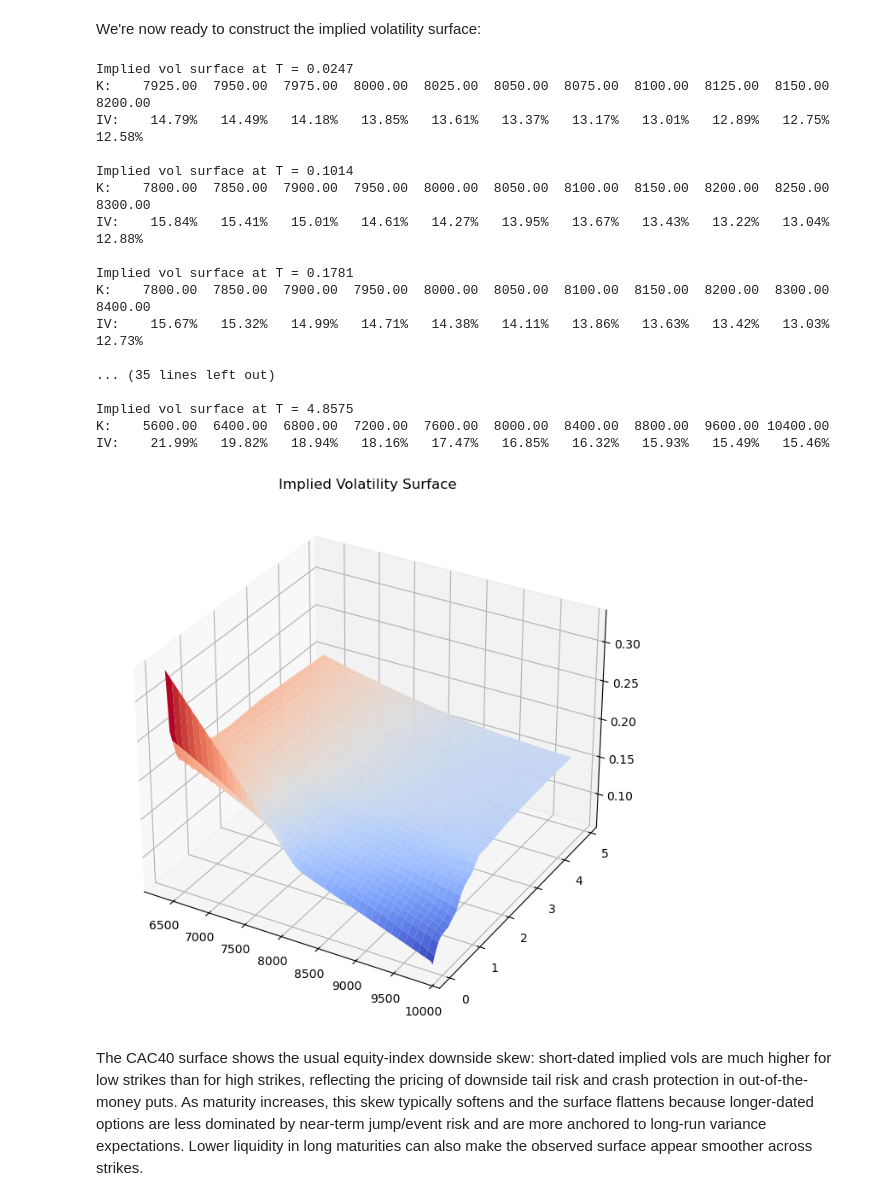
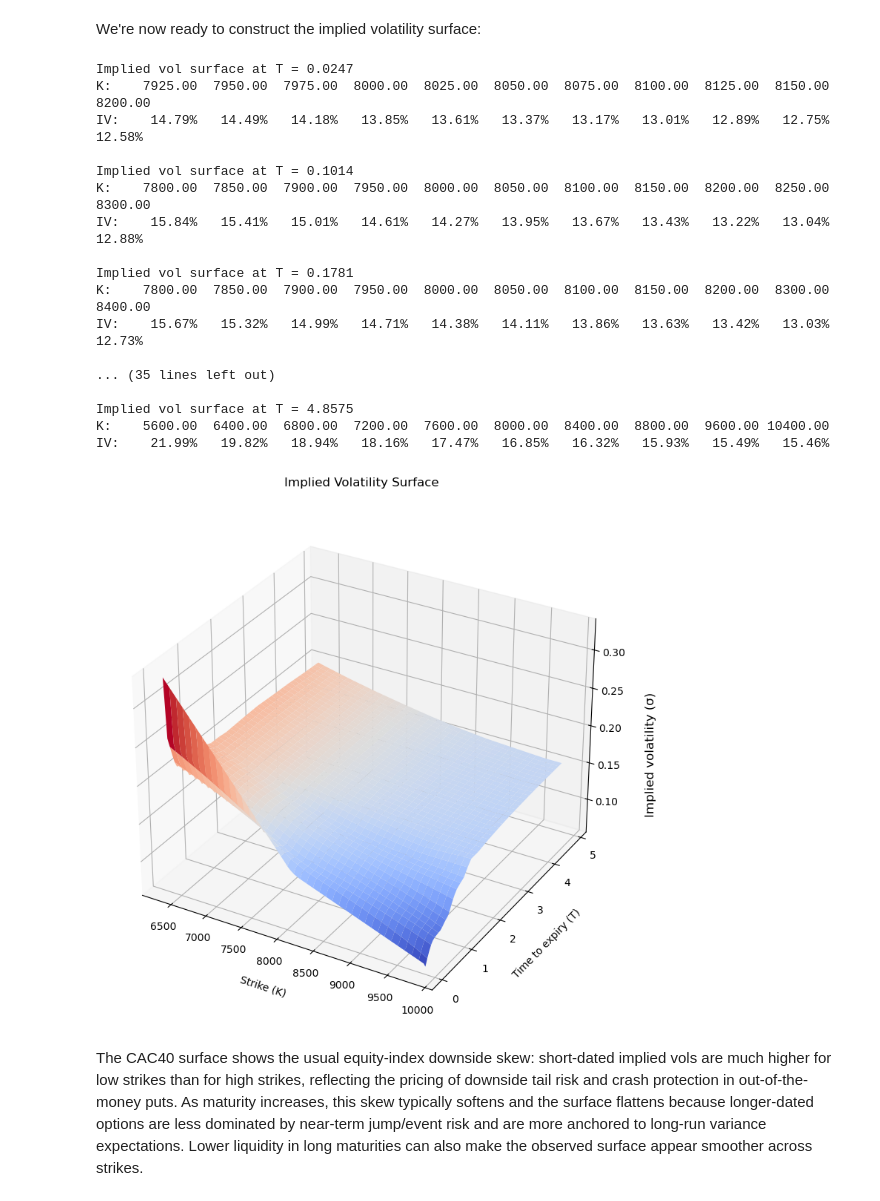
Before and after one commit to Idriss-Afra/Equity-Implied-Volatility-Surface, a Jupyter notebook: Equity Implied Forward & Volatility Surface.ipynb, the cells around one changed output. Drawn from its saved outputs; the diff is of its cells as text; code cells hidden in the pictures.

```diff
--- a/Equity Implied Forward & Volatility Surface.ipynb
+++ b/Equity Implied Forward & Volatility Surface.ipynb
@@ -580,10 +580,24 @@ class ImpliedVolatilitySurface:
         for t in range(vols.shape[0]):
             for k in range(vols.shape[1]):
                 vols[t, k] =  self.get_vol(T[t][k], K[t][k])
-        fig = plt.figure()
+        fig = plt.figure(figsize=(10, 8))
         ax = fig.add_subplot(projection='3d')
         surf = ax.plot_surface(K, T, vols, cmap=cm.coolwarm, linewidth=0, antialiased=True)
-        plt.title("Implied Volatility Surface")
+        ax.set_xlabel("Strike (K)", labelpad=10)
+        ax.set_ylabel("Time to expiry (T)", labelpad=10)
+        # Workaround to ensure the display of the zlabel
+        ax.set_zlabel("")
+        ax.text2D(
+            1.05, 0.52, "Implied volatility (σ)",
+            transform=ax.transAxes,
+            rotation=90,
+            va="center", ha="left",
+            fontsize=12,
+            bbox=dict(facecolor="white", edgecolor="none", alpha=0.8)
+        )
+        ax.set_title("Implied Volatility Surface", pad=20)
+        fig.subplots_adjust(left=0.02, right=0.88, bottom=0.05, top=0.92)
+        # Show the plot
         plt.show()
 
 # Option Data Collector
@@ -605,33 +619,33 @@ def collect_otm_options(listed_expiries, market_strikes, call_prices, put_prices
         for i in range(len(strikes_exp)):
             otm_options_exp.append(puts_exp[i] if strikes_exp[i] <= forward_exp else calls_exp[i])
         otm_options[exp] = otm_options_exp
     return otm_options
 
 # Application
 otm_options = collect_otm_options(listed_expiries, market_strikes, call_prices, put_prices, forward_curve.implied_forwards)
 bs_model = BlackScholesModel(zc_rate, forward_curve)
 implied_vol_surface = ImpliedVolatilitySurface(forward_curve, bs_model)
 implied_vol_surface.set_implied_vol_surface(market_strikes, otm_options)
 plt.rcParams["figure.figsize"] = (11,8)
 implied_vol_surface.plot_implied_vol_surface()
 # %% [output]
 Implied vol surface at T = 0.0247
 K:    7925.00  7950.00  7975.00  8000.00  8025.00  8050.00  8075.00  8100.00  8125.00  8150.00  8200.00
 IV:    14.79%   14.49%   14.18%   13.85%   13.61%   13.37%   13.17%   13.01%   12.89%   12.75%   12.58%
 
 Implied vol surface at T = 0.1014
 K:    7800.00  7850.00  7900.00  7950.00  8000.00  8050.00  8100.00  8150.00  8200.00  8250.00  8300.00
 IV:    15.84%   15.41%   15.01%   14.61%   14.27%   13.95%   13.67%   13.43%   13.22%   13.04%   12.88%
 
 Implied vol surface at T = 0.1781
 K:    7800.00  7850.00  7900.00  7950.00  8000.00  8050.00  8100.00  8150.00  8200.00  8300.00  8400.00
 IV:    15.67%   15.32%   14.99%   14.71%   14.38%   14.11%   13.86%   13.63%   13.42%   13.03%   12.73%
 
 ... (35 lines left out)
 
 Implied vol surface at T = 4.8575
 K:    5600.00  6400.00  6800.00  7200.00  7600.00  8000.00  8400.00  8800.00  9600.00 10400.00
 IV:    21.99%   19.82%   18.94%   18.16%   17.47%   16.85%   16.32%   15.93%   15.49%   15.46%
-[figure, old version]
+[figure, new version]
 # %% [markdown]
 The CAC40 surface shows the usual equity-index downside skew: short-dated implied vols are much higher for low strikes than for high strikes, reflecting the pricing of downside tail risk and crash protection in out-of-the-money puts. As maturity increases, this skew typically softens and the surface flattens because longer-dated options are less dominated by near-term jump/event risk and are more anchored to long-run variance expectations. Lower liquidity in long maturities can also make the observed surface appear smoother across strikes.
```
